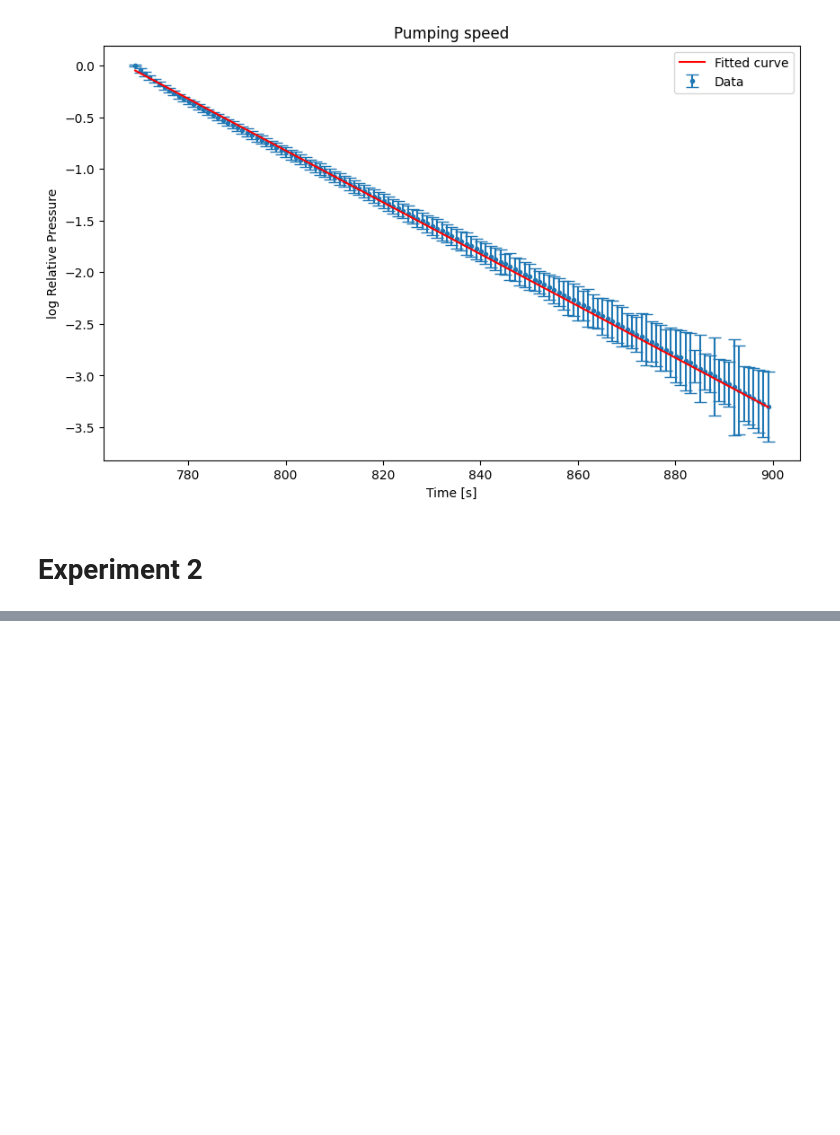
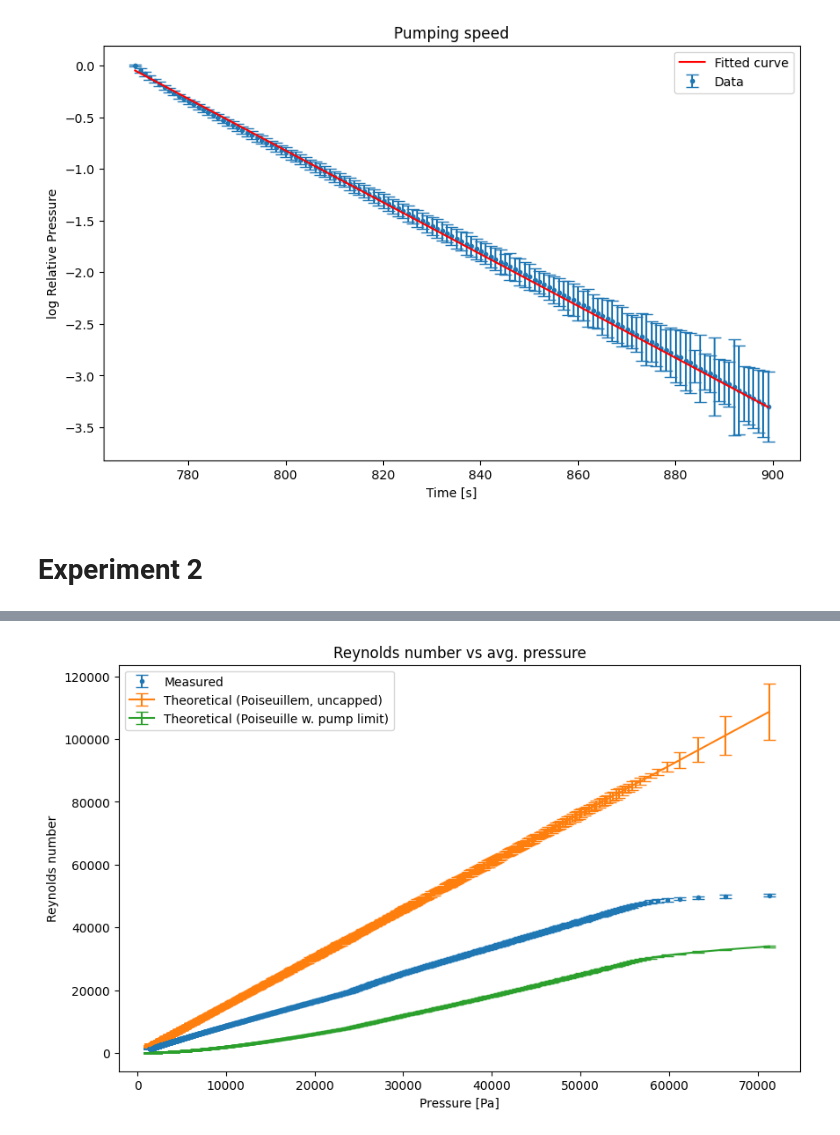
Before and after one commit to MartinOpat/Phys-Lab-Adv, a Jupyter notebook: data_processing.ipynb, the cells around one changed output, grey strips where cells are left out. Drawn from its saved outputs; the diff is of its cells as text; code cells hidden in the pictures; blank space fills up the shorter version.

Commit message:
Added Reynolds for exp. 2

```diff
--- a/data_processing.ipynb
+++ b/data_processing.ipynb
@@ -470,0 +501,32 @@ plt.show()
+# %%
+# molar mass of air
+M = 28.96e-3  # [kg/mol]
+T = 25.7 + 273.15  # [K]
+Terr = 1  # [K]
+R = 8.314  # [J/(mol*K)]
+rho = 1.2  # [kg/m^3]
+
+
+## From [6] criterion for laminar flow in cylindrical tubes is Re < 1000
+# %%
+Re_2mm = 4*M/(np.pi * eta * R * T) * S * results_df_c2_2mm["Mean_Ch2"]*100 / d2mm  # ch2 here cause we swapped the pressures in the prep.
+Re_2mm_err = np.abs(Re_2mm) * np.sqrt((Serr/S)**2 + (results_df_c2_2mm["Std_Ch2"]/(results_df_c2_2mm["Mean_Ch2"]))**2 + (Terr/T)**2)
+
+Re_t_2mm = rho * d2mm**3/(32 * eta**2 * l) * p_avg_2mm
+Re_t_2mm_err = rho * d2mm**3/(32 * eta**2 * l) * p_avg_2mm_err
+
+C = np.pi*d2mm**4 / (128*eta*l) * p_avg_2mm
+Re_t_2mm_c = 0.8 / d2mm * C*S/(C+S) * results_df_c2_2mm["Mean_Ch2"]*100
+Re_t_2mm_c_err = np.abs(Re_t_2mm_c)*np.sqrt((results_df_c2_2mm["Std_Ch2"]/results_df_c2_2mm["Mean_Ch2"])**2 + (C/(S*(C+S))*Serr)**2)
+
+plt.figure(figsize=(10, 6))
+plt.errorbar(p_avg_2mm[cutoff:], Re_2mm[cutoff:], yerr=Re_2mm_err[cutoff:], fmt='.', label='Measured', capsize=5)
+plt.errorbar(p_avg_2mm[cutoff:], Re_t_2mm[cutoff:], yerr=Re_t_2mm_err[cutoff:], label='Theoretical (Poiseuillem, uncapped)', capsize=5)
+plt.errorbar(p_avg_2mm[cutoff:], Re_t_2mm_c[cutoff:], yerr=Re_t_2mm_c_err[cutoff:], label='Theoretical (Poiseuille w. pump limit)', capsize=5)
+plt.title("Reynolds number vs avg. pressure")
+plt.xlabel("Pressure [Pa]")
+plt.ylabel(f"Reynolds number")
+plt.legend()
+plt.show()
+# %% [output]
+[figure, added]
```
Also changed, not shown: parts of 8 cells of this notebook.
